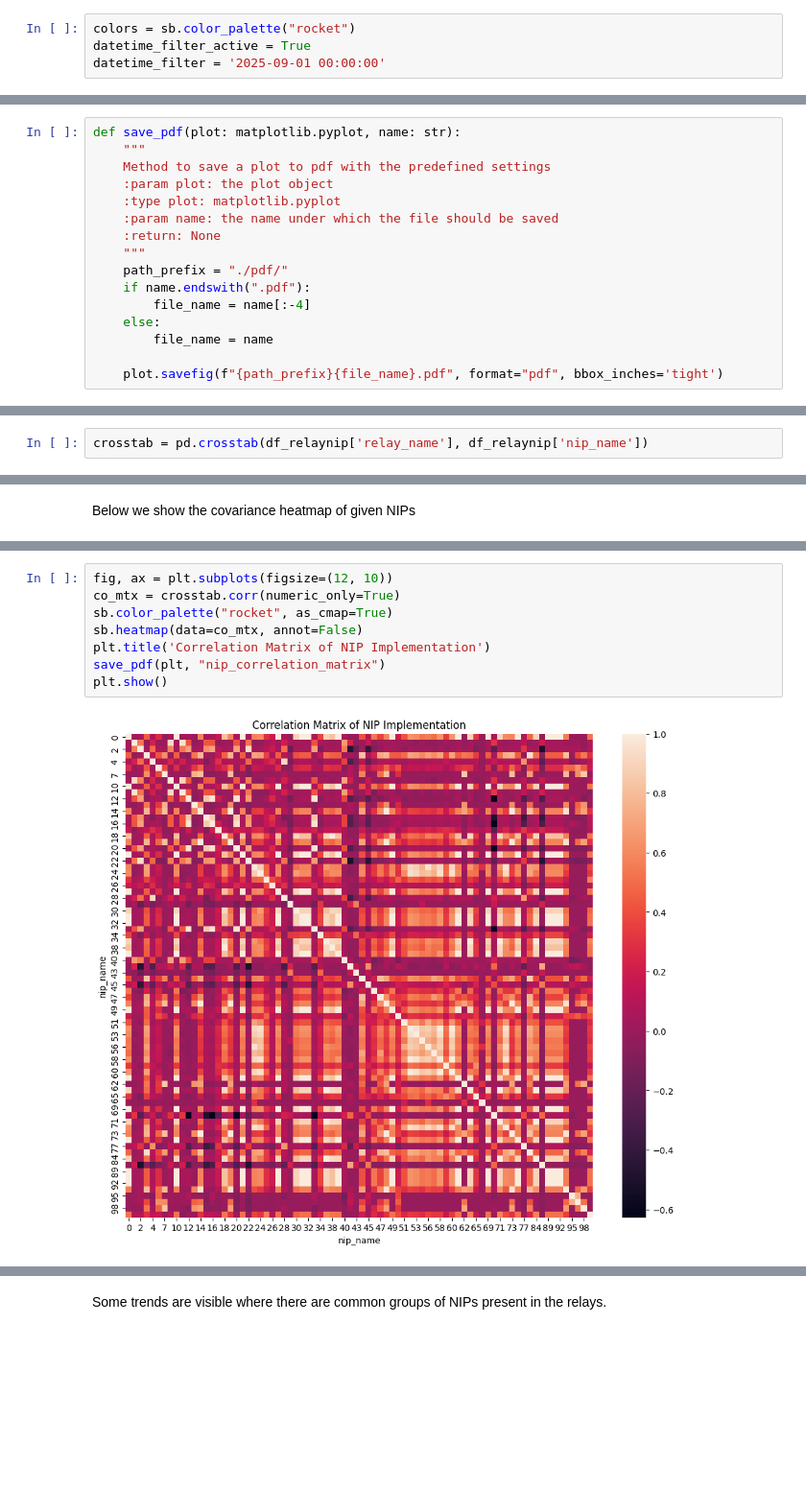
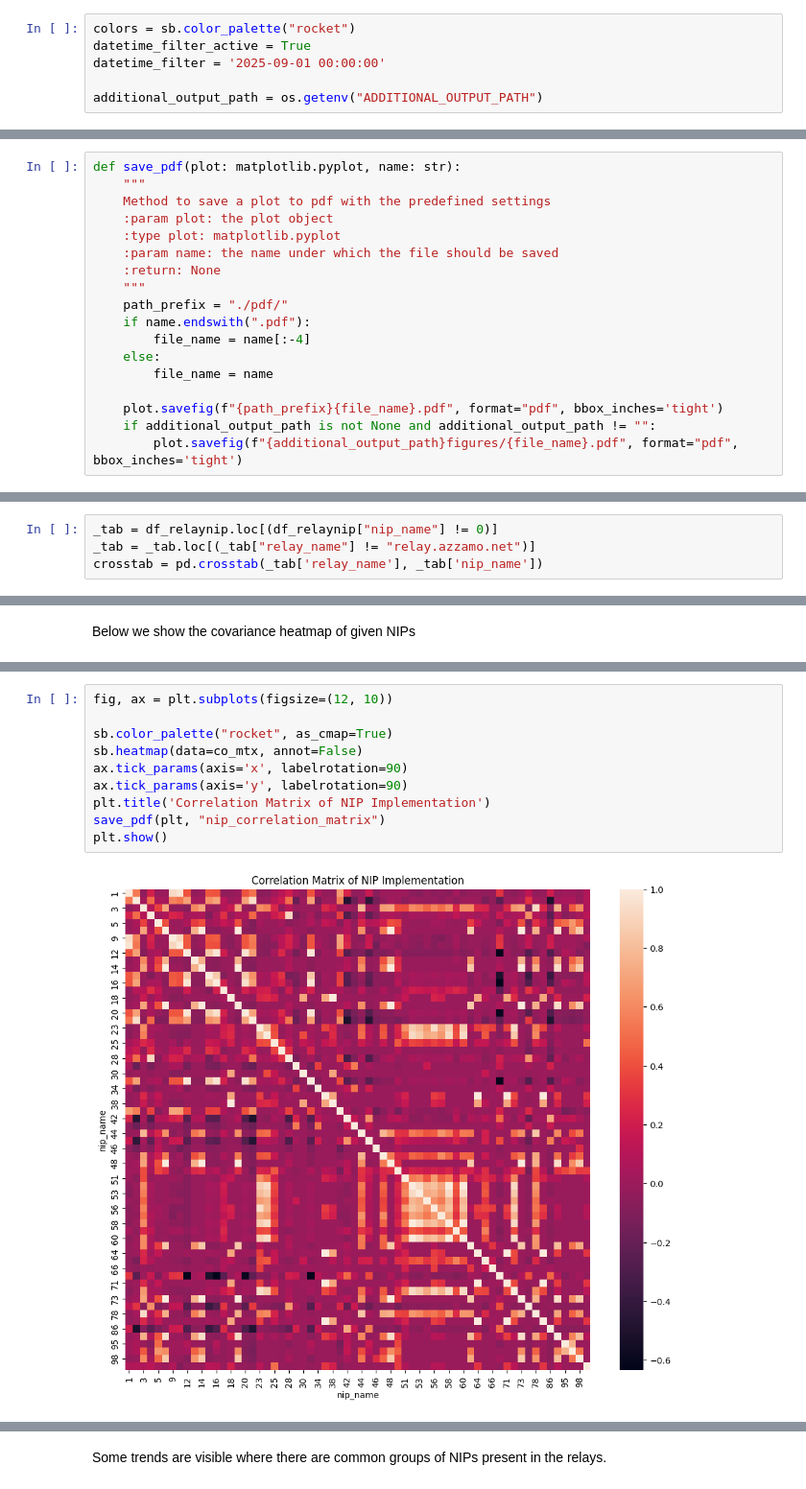
Before and after one commit to SEG-UNIBE/artio-insight, a Jupyter notebook: notebooks/artio.ipynb, the cells around one changed output, grey strips where cells are left out. Shown at 96% size. Saved outputs shown, nothing was run; the diff lists cells and outputs as text; blank space fills up the shorter version.

Commit message:
feat(latex): adding new graphs and export to latex table for DataFrame

```diff
--- a/notebooks/artio.ipynb
+++ b/notebooks/artio.ipynb
@@ -56,6 +57,8 @@ conn = psycopg2.connect(
 colors = sb.color_palette("rocket")
 datetime_filter_active = True
 datetime_filter = '2025-09-01 00:00:00'
+
+additional_output_path = os.getenv("ADDITIONAL_OUTPUT_PATH")
 # %%
 def format_piechart_label(values: list) -> Callable[..., LiteralString]:
     """
@@ -88,3 +91,5 @@ def save_pdf(plot: matplotlib.pyplot, name: str):
         file_name = name
 
     plot.savefig(f"{path_prefix}{file_name}.pdf", format="pdf", bbox_inches='tight')
+    if additional_output_path is not None and additional_output_path != "":
+        plot.savefig(f"{additional_output_path}figures/{file_name}.pdf", format="pdf", bbox_inches='tight')
@@ -560,4 +596,6 @@ grouped = df_relaynip.groupby("nip_name")['relay_id'].count()
 # %% [markdown]
 Define the crosstab for easier querying of the data
 # %%
-crosstab = pd.crosstab(df_relaynip['relay_name'], df_relaynip['nip_name'])
+_tab = df_relaynip.loc[(df_relaynip["nip_name"] != 0)]
+_tab = _tab.loc[(_tab["relay_name"] != "relay.azzamo.net")]
+crosstab = pd.crosstab(_tab['relay_name'], _tab['nip_name'])
@@ -576,10 +680,12 @@ Below we show the covariance heatmap of given NIPs
 # %%
 fig, ax = plt.subplots(figsize=(12, 10))
-co_mtx = crosstab.corr(numeric_only=True)
+
 sb.color_palette("rocket", as_cmap=True)
 sb.heatmap(data=co_mtx, annot=False)
+ax.tick_params(axis='x', labelrotation=90)
+ax.tick_params(axis='y', labelrotation=90)
 plt.title('Correlation Matrix of NIP Implementation')
 save_pdf(plt, "nip_correlation_matrix")
 plt.show()
 # %% [output]
-[figure, old version]
+[figure, new version]
```
Also changed, not shown: parts of 33 cells of this notebook, 3 other files.
